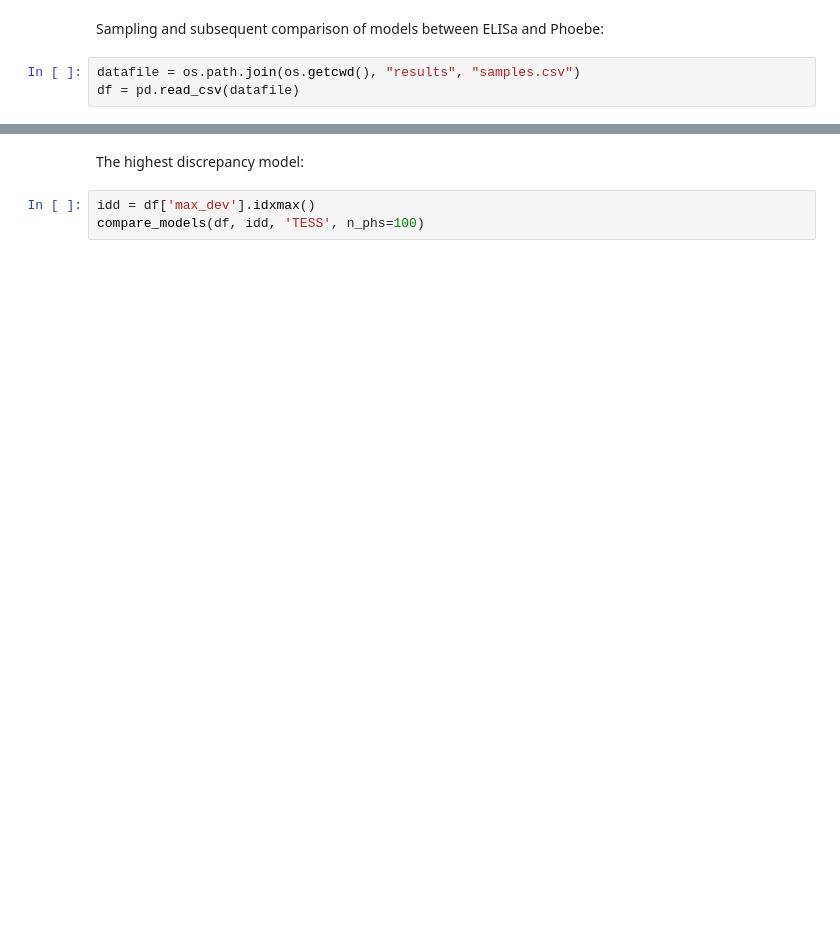
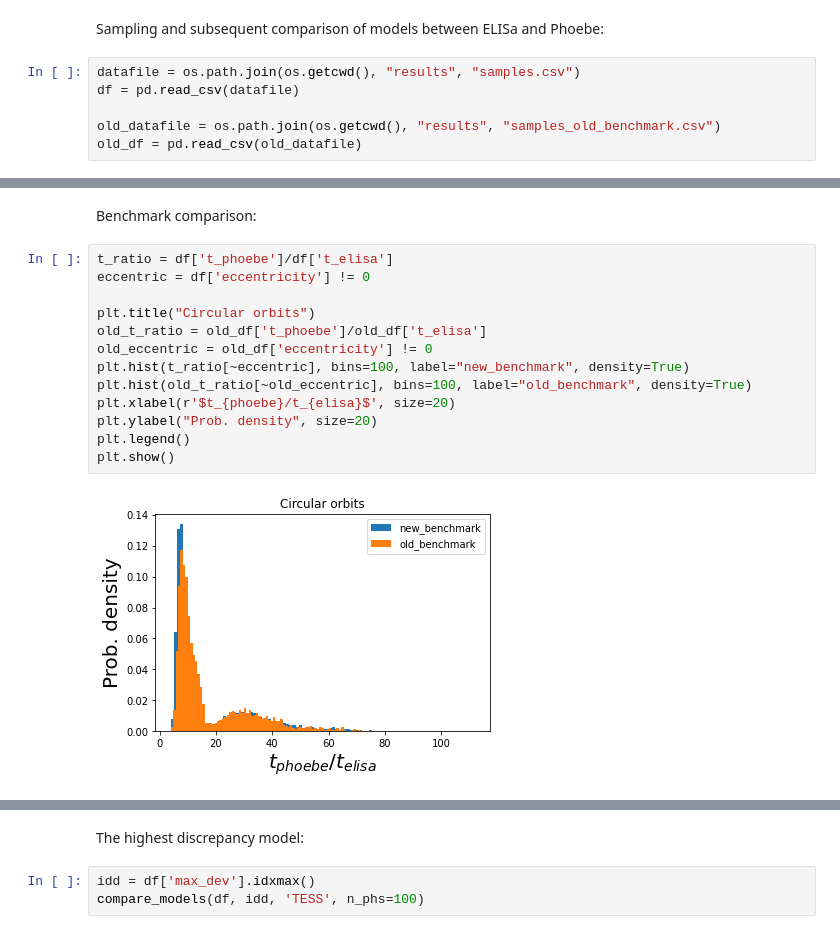
Before and after one commit to mirofedurco/elisa_wrapper, a Jupyter notebook: summary.ipynb, the cells around one changed output, grey strips where cells are left out. Saved outputs shown, nothing was run; the diff lists cells and outputs as text; blank space fills up the shorter version.

```diff
--- a/summary.ipynb
+++ b/summary.ipynb
@@ -103,6 +106,9 @@ Sampling and subsequent comparison of models between ELISa and Phoebe:
 # %%
 datafile = os.path.join(os.getcwd(), "results", "samples.csv")
 df = pd.read_csv(datafile)
+
+old_datafile = os.path.join(os.getcwd(), "results", "samples_old_benchmark.csv")
+old_df = pd.read_csv(old_datafile)
 # %%
 print(f"Number of samples: {df.shape[0]}")
 # %% [output]
@@ -113,0 +120,17 @@ analyze_speed(df)
+# %% [markdown]
+Benchmark comparison:
+# %%
+t_ratio = df['t_phoebe']/df['t_elisa']
+eccentric = df['eccentricity'] != 0
+
+plt.title("Circular orbits")
+old_t_ratio = old_df['t_phoebe']/old_df['t_elisa']
+old_eccentric = old_df['eccentricity'] != 0
+plt.hist(t_ratio[~eccentric], bins=100, label="new_benchmark", density=True)
+plt.hist(old_t_ratio[~old_eccentric], bins=100, label="old_benchmark", density=True)
+plt.xlabel(r'$t_{phoebe}/t_{elisa}$', size=20)
+plt.ylabel("Prob. density", size=20)
+plt.legend()
+plt.show()
+# %% [output]
+[figure, added]
```
Also changed, not shown: parts of 17 cells of this notebook, 4 other files.
